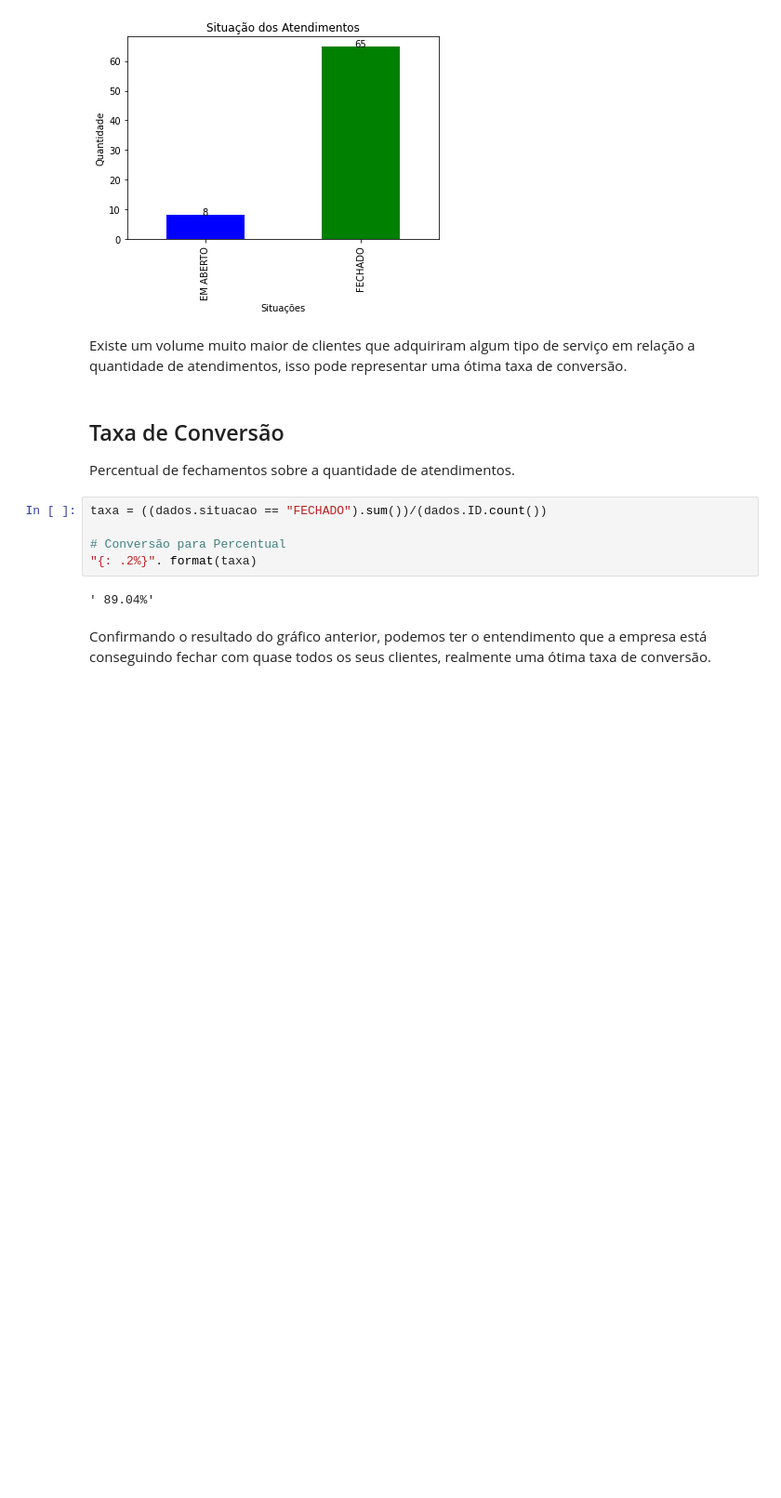
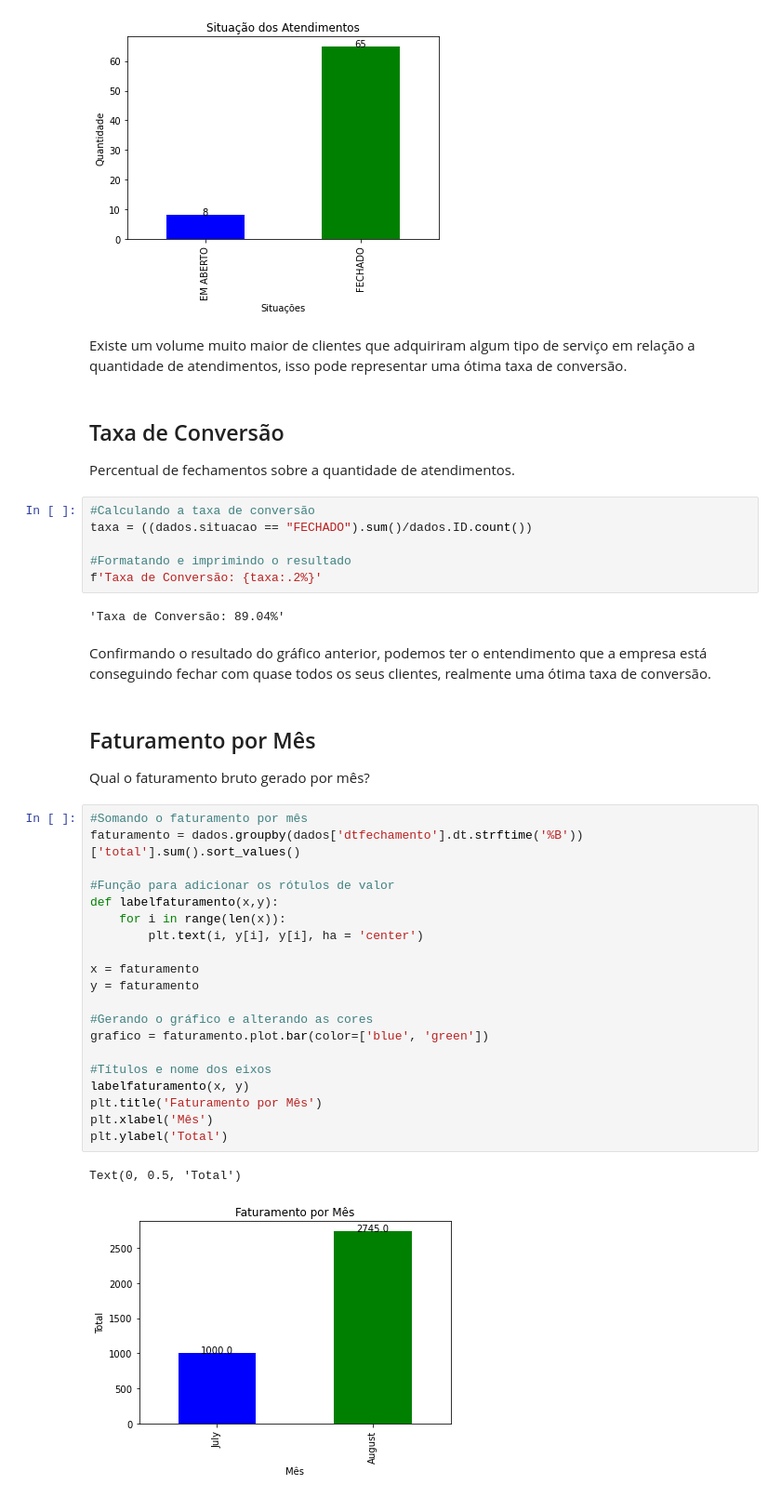
Before and after one commit to hgosouza1/Data-Science, a Jupyter notebook: Projeto Pessoal/Estética Automotiva/relatorio_geral_negocio.ipynb, the cells around one changed output. Shown at 93% size. Drawn from its saved outputs; the diff is of its cells as text; blank space fills up the shorter version.

```diff
--- a/Projeto Pessoal/Estética Automotiva/relatorio_geral_negocio.ipynb
+++ b/Projeto Pessoal/Estética Automotiva/relatorio_geral_negocio.ipynb
@@ -267,10 +277,37 @@ Existe um volume muito maior de clientes que adquiriram algum tipo de serviço e
 Percentual de fechamentos sobre a quantidade de atendimentos.
 # %%
-taxa = ((dados.situacao == "FECHADO").sum())/(dados.ID.count())
+#Calculando a taxa de conversão
+taxa = ((dados.situacao == "FECHADO").sum()/dados.ID.count())
 
-# Conversão para Percentual
-"{: .2%}". format(taxa)
+#Formatando e imprimindo o resultado
+f'Taxa de Conversão: {taxa:.2%}'
 # %% [output]
-' 89.04%'
+'Taxa de Conversão: 89.04%'
 # %% [markdown]
 Confirmando o resultado do gráfico anterior, podemos ter o entendimento que a empresa está conseguindo fechar com quase todos os seus clientes, realmente uma ótima taxa de conversão.
+# %% [markdown]
+## Faturamento por Mês
+Qual o faturamento bruto gerado por mês?
+# %%
+#Somando o faturamento por mês
+faturamento = dados.groupby(dados['dtfechamento'].dt.strftime('%B'))['total'].sum().sort_values()
+
+#Função para adicionar os rótulos de valor
+def labelfaturamento(x,y):
+    for i in range(len(x)):
+        plt.text(i, y[i], y[i], ha = 'center')
+
+x = faturamento
+y = faturamento
+
+#Gerando o gráfico e alterando as cores
+grafico = faturamento.plot.bar(color=['blue', 'green'])
+
+#Títulos e nome dos eixos
+labelfaturamento(x, y)
+plt.title('Faturamento por Mês')
+plt.xlabel('Mês')
+plt.ylabel('Total')
+# %% [output]
+Text(0, 0.5, 'Total')
+[figure, added]
```
Also changed, not shown: parts of 19 cells of this notebook.
